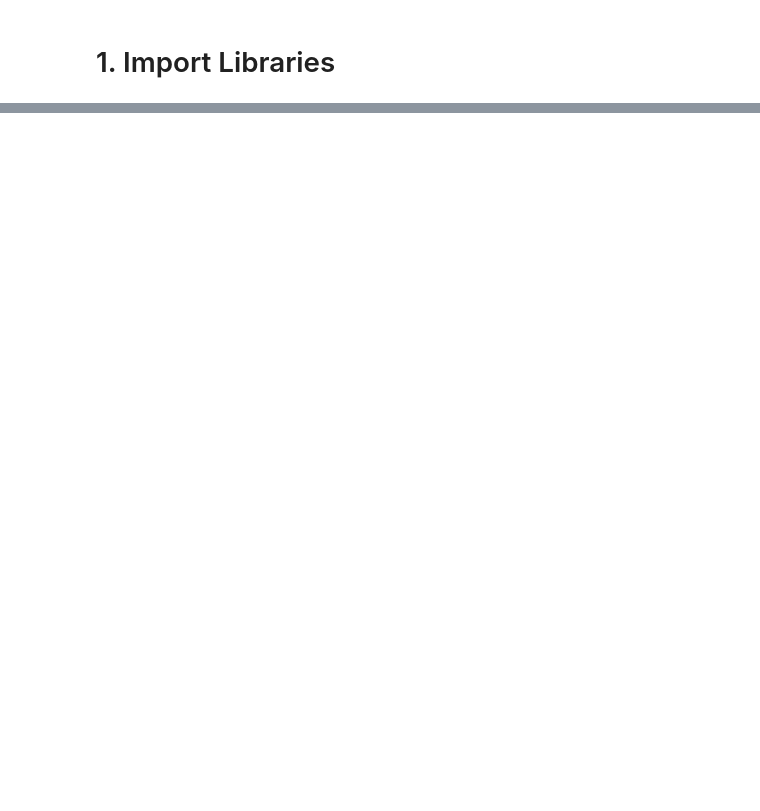
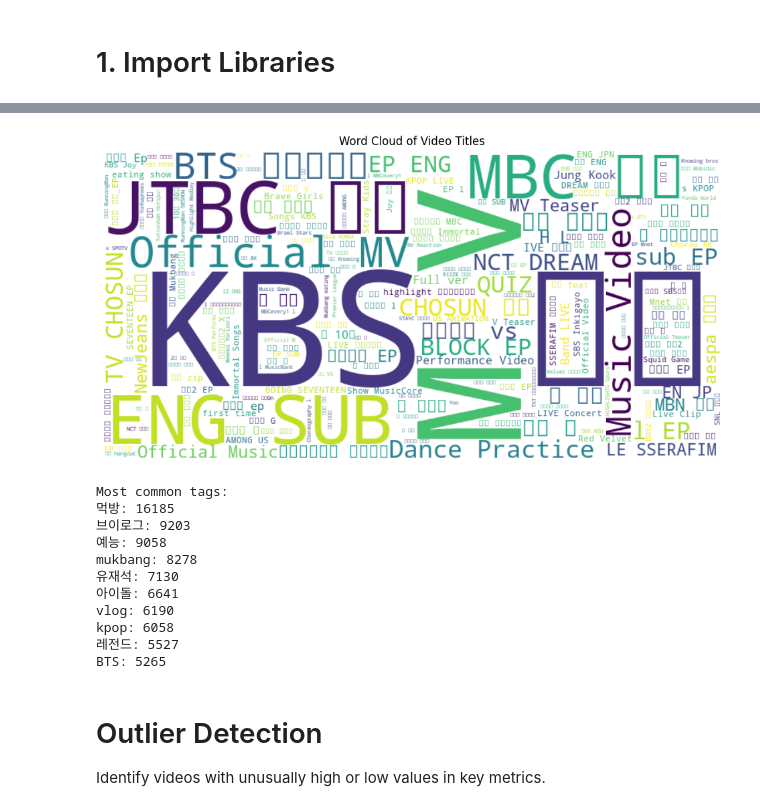
Before and after one commit to Shah-king/AI-Trendspotter, a Jupyter notebook: notebooks/KR_Notebooks.ipynb, the cells around one changed output, grey strips where cells are left out. Saved outputs shown, nothing was run; the diff lists cells and outputs as text; code cells hidden in the pictures; blank space fills up the shorter version.

```diff
--- a/notebooks/KR_Notebooks.ipynb
+++ b/notebooks/KR_Notebooks.ipynb
@@ -333,0 +194,21 @@ Will choose 'Random Forest' -- strongest F1-score for viral class (1), better re
+# %%
+%pip install wordcloud
+
+# Word cloud for video titles
+from wordcloud import WordCloud, STOPWORDS
+title_text = ' '.join(youtube_data_KR['title'].astype(str))
+wordcloud = WordCloud(width=800, height=400, background_color='white', stopwords=STOPWORDS).generate(title_text)
+plt.figure(figsize=(12,6))
+plt.imshow(wordcloud, interpolation='bilinear')
+plt.axis('off')
+plt.title('Word Cloud of Video Titles')
+plt.show()
+
+# Most common tage
+from collections import Counter
+all_tags = ','.join(youtube_data_KR['tags'].astype(str)).split('|')
+tag_counts = Counter([tag.strip() for tag in all_tags if tag.strip() and tag != '[none]'])
+print('Most common tags:')
+for tag, count in tag_counts.most_common(10):
+    print(f'{tag}: {count}')
+# %% [output]
@@ -333,0 +228,15 @@ Will choose 'Random Forest' -- strongest F1-score for viral class (1), better re
+[figure, added]
+Most common tags:
+먹방: 16185
+브이로그: 9203
+예능: 9058
+mukbang: 8278
+유재석: 7130
+아이돌: 6641
+vlog: 6190
+kpop: 6058
+레전드: 5527
+BTS: 5265
+# %% [markdown]
+# Outlier Detection
+Identify videos with unusually high or low values in key metrics.
```
Also changed, not shown: parts of 54 cells of this notebook.
